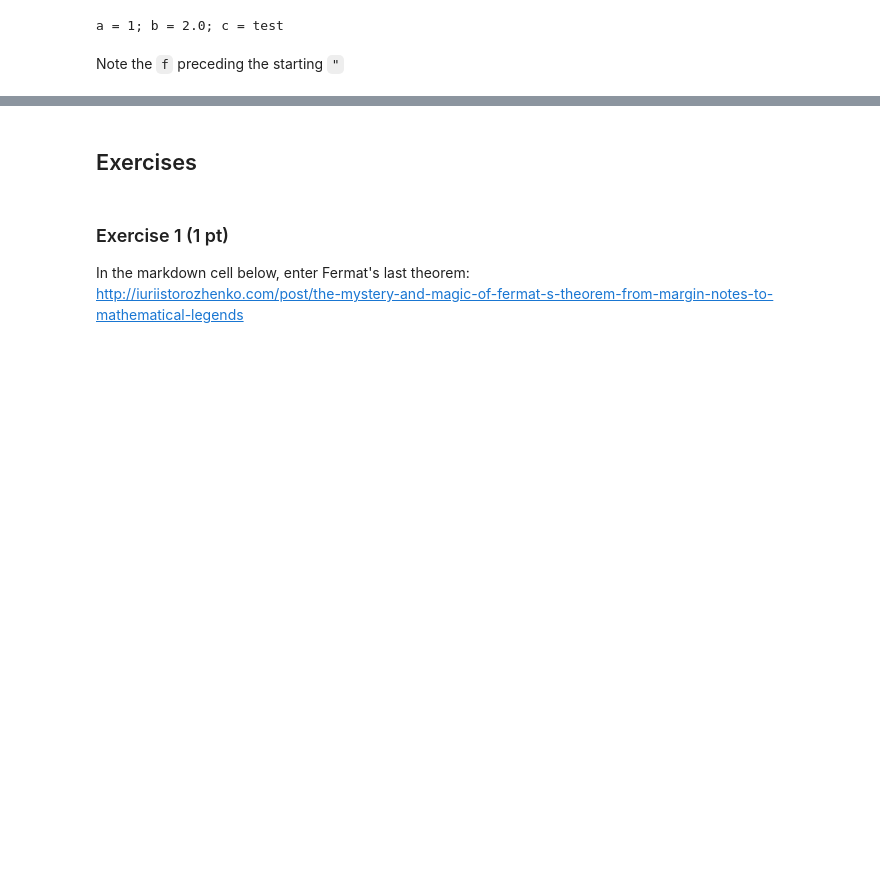
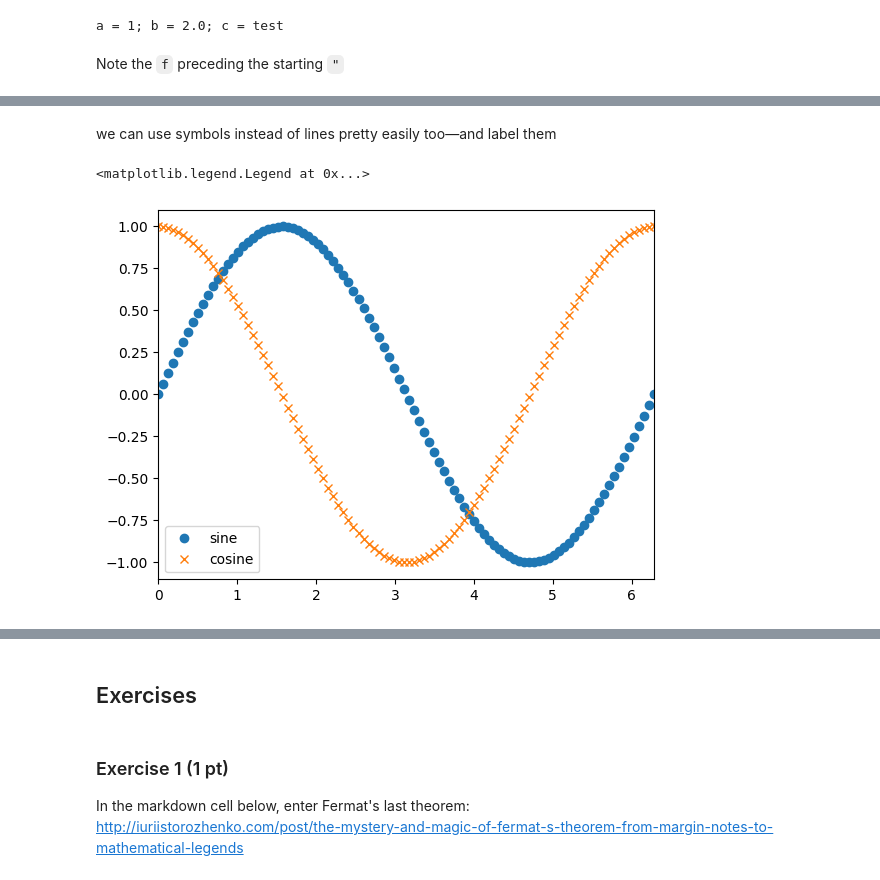
Before and after one commit to PsuAstro410/psuastro410.github.io, a Jupyter notebook: lectures/lec2.ipynb, the cells around one changed output, grey strips where cells are left out. Drawn from its saved outputs; the diff is of its cells as text; code cells hidden in the pictures; blank space fills up the shorter version.

```diff
--- a/lectures/lec2.ipynb
+++ b/lectures/lec2.ipynb
@@ -251,0 +560,12 @@ Note the `f` preceding the starting `"`
+# %% [markdown]
+we can use symbols instead of lines pretty easily too&mdash;and label them
+# %%
+fig = plt.figure()
+ax = fig.add_subplot(111)
+ax.plot(x, np.sin(x), "o", label="sine")
+ax.plot(x, np.cos(x), "x", label="cosine")
+ax.set_xlim(0.0, 2.0*np.pi)
+ax.legend()
+# %% [output]
+<matplotlib.legend.Legend at 0x...>
+[figure, added]
```
Also changed, not shown: parts of 59 cells of this notebook.
